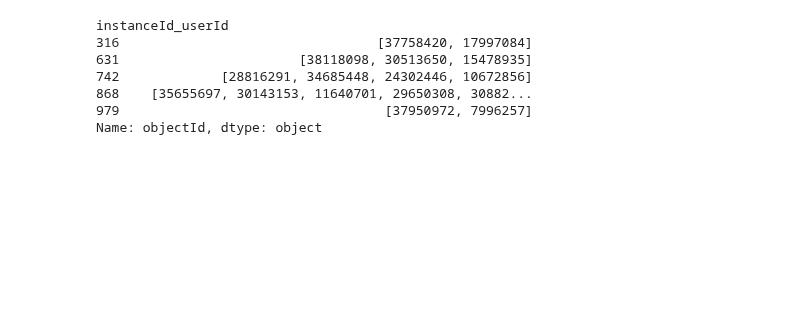
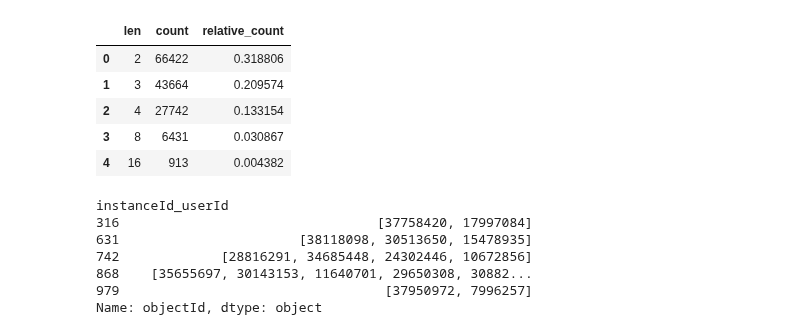
Before and after one commit to tyamgin/mlbootcamp, a Jupyter notebook: championship19/Untitled1.ipynb, the cells around one changed output. Cells and saved outputs as stored; diff of their text form; code cells hidden in the pictures; blank space fills up the shorter version.

```diff
--- a/championship19/Untitled1.ipynb
+++ b/championship19/Untitled1.ipynb
@@ -45,3 +59,0 @@ train_texts = train_texts[['objectId', 'embedding']]
-# %%
-test_texts['embedding'] = test_texts.preprocessed.apply(doc2vec.infer_vector)
-test_texts = test_texts[['objectId', 'embedding']]
@@ -48,3 +62,5 @@ test_texts = test_texts[['objectId', 'embedding']]
+# %%
+test_texts = create_text_features(test_texts, doc2vec)
 # %%
 train_data = parquet.read_table(input_path + '/textsTrain').to_pandas()
 train_data['label'] = train_data['feedback'].apply(lambda x: 1.0 if("Liked" in x) else 0.0).values
@@ -138,10 +224,17 @@ submit.to_csv(output_path + "/textSubmit1.csv.gz", header = False, compression='
 # %%
 lens_stat = defaultdict(int)
 for r in submit:
     lens_stat[len(r)] += 1
-lens_stat = pandas.DataFrame([(k, v) for k, v in lens_stat.items()], columns=['len', 'count'])
+lens_stat = pd.DataFrame([(k, v) for k, v in lens_stat.items()], columns=['len', 'count'])
 lens_stat['relative_count'] = lens_stat['count'] / lens_stat['count'].sum()
 lens_stat.head()
+# %% [output]
+|  | len | count | relative_count |
+| 0 | 2 | 66422 | 0.318806 |
+| 1 | 3 | 43664 | 0.209574 |
+| 2 | 4 | 27742 | 0.133154 |
+| 3 | 8 | 6431 | 0.030867 |
+| 4 | 16 | 913 | 0.004382 |
 # %%
 submit.head()
 # %% [output]
```
Also changed, not shown: parts of 24 cells of this notebook, 2 other files.
